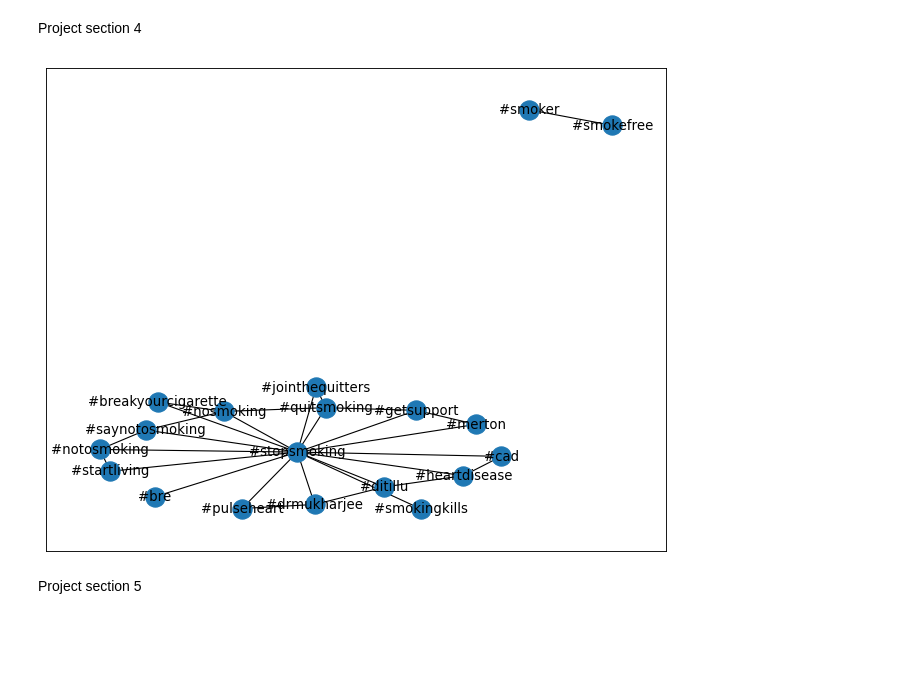
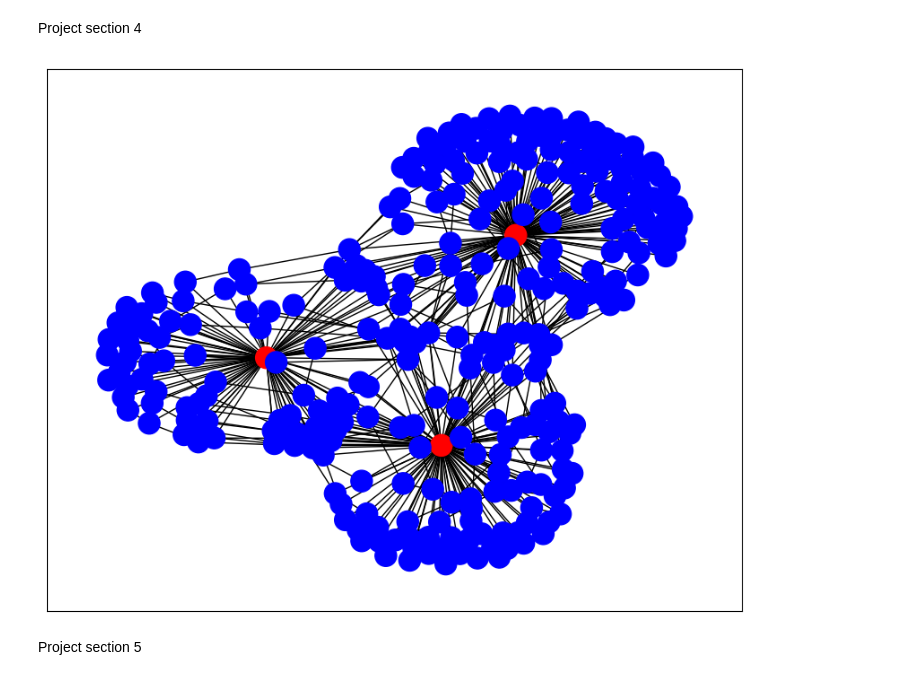
Before and after one commit to pahiz/sna-project, a Jupyter notebook: sosial_graph.ipynb, the cells around one changed output. Cells and saved outputs as stored; diff of their text form; code cells hidden in the pictures; blank space fills up the shorter version.

Commit message:
fixes to graph and properties

```diff
--- a/sosial_graph.ipynb
+++ b/sosial_graph.ipynb
@@ -10,5 +12,6 @@ def isNaN(num):
 # %%
 # read values from excel database
 xlsx_path = 'tweets_database.xlsx'
-data = pd.read_excel(xlsx_path)
-data
+data = pd.read_excel(xlsx_path,
+                  names=['HASHTAG', 'OTHER HASHTAGS', "Twitter ID", "tweet message", "retweet","location", "followers"])
+#data
@@ -29,30 +20,36 @@ Project section 4
 # %%
 G = nx.Graph()
 hashtag = data['HASHTAG'].tolist()
 other_hashtags = data['OTHER HASHTAGS'].tolist()
 
 for i in range(len(hashtag)):
     tag = hashtag[i]
     if(tag not in  list(G.nodes())):
-        G.add_node(tag)
+        G.add_node(tag, color= "red")
     other_tags = other_hashtags[i]
     if(isNaN(other_tags)):
         continue
     other_tags = other_tags.split(",")
     last_tag = other_tags[0]
     for other_tag in other_tags:
         if(other_tag not in list(G.nodes())):
-            G.add_node(other_tag)
-        G.add_edge(tag,other_tag)
+            if(other_tag in hashtag):
+                G.add_node(other_tag, color= "red")
+            else:
+                G.add_node(other_tag, color= "blue")
+        if(tag != other_tag):
+            G.add_edge(tag,other_tag)
         if(last_tag != other_tag ):
             G.add_edge(last_tag,other_tag)
         last_tag = other_tag
-
-figure(figsize=(10, 8), dpi=80)
-nx.draw_networkx(G)
+colors = [u[1] for u in G.nodes(data="color")]
+figure(figsize=(10, 8), dpi=100)
+nx.draw_networkx(G,
+                 with_labels =False,
+                node_color=colors)
 plt.show()
 # %% [output]
-[figure, old version]
+[figure, new version]
 # %% [markdown]
 Project section 5
 # %%
```
Also changed, not shown: parts of 3 cells of this notebook, 2 other files.
